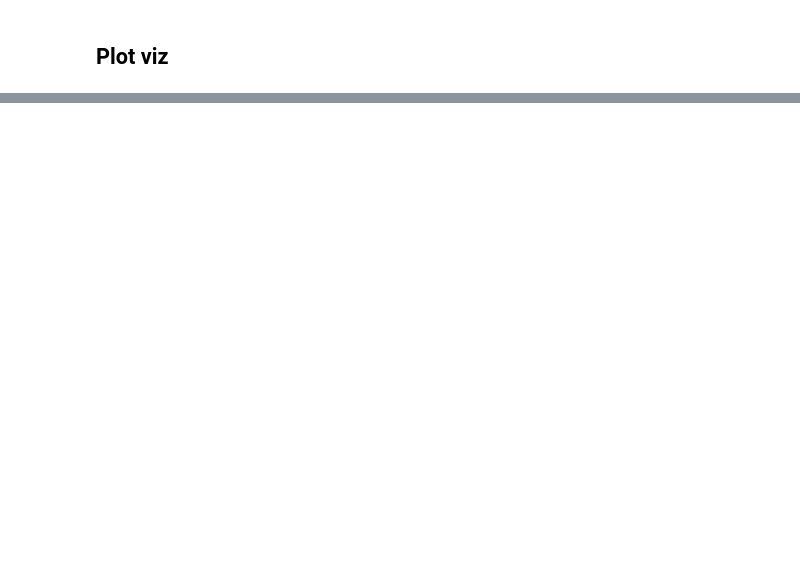
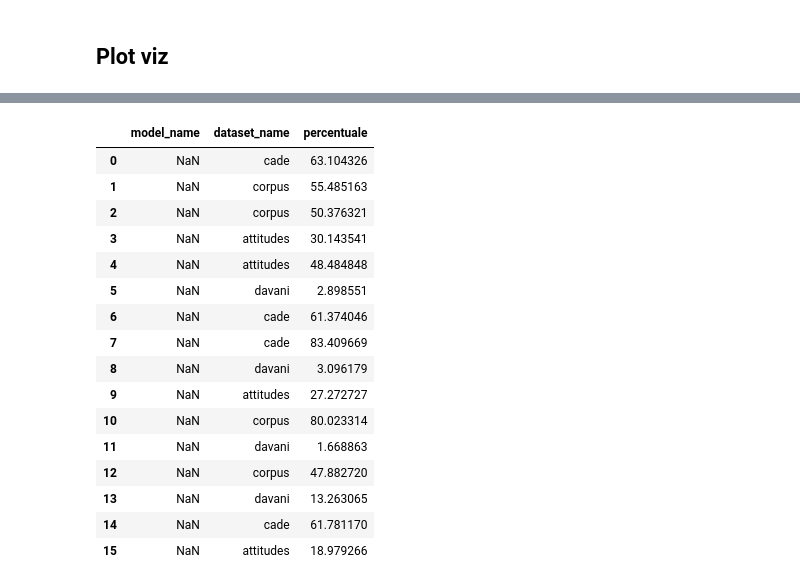
Before and after one commit to aequa-tech/ghost-annotator, a Jupyter notebook: src/Z.plot_viz.ipynb, the cells around one changed output, grey strips where cells are left out. Saved outputs shown, nothing was run; the diff lists cells and outputs as text; code cells hidden in the pictures; blank space fills up the shorter version.

```diff
--- a/src/Z.plot_viz.ipynb
+++ b/src/Z.plot_viz.ipynb
@@ -102,0 +117,20 @@ plt.show()
+# %%
+df_risultati
+# %% [output]
+|  | model_name | dataset_name | percentuale |
+| 0 | NaN | cade | 63.104326 |
+| 1 | NaN | corpus | 55.485163 |
+| 2 | NaN | corpus | 50.376321 |
+| 3 | NaN | attitudes | 30.143541 |
+| 4 | NaN | attitudes | 48.484848 |
+| 5 | NaN | davani | 2.898551 |
+| 6 | NaN | cade | 61.374046 |
+| 7 | NaN | cade | 83.409669 |
+| 8 | NaN | davani | 3.096179 |
+| 9 | NaN | attitudes | 27.272727 |
+| 10 | NaN | corpus | 80.023314 |
+| 11 | NaN | davani | 1.668863 |
+| 12 | NaN | corpus | 47.882720 |
+| 13 | NaN | davani | 13.263065 |
+| 14 | NaN | cade | 61.781170 |
+| 15 | NaN | attitudes | 18.979266 |
```
Also changed, not shown: parts of 2 cells of this notebook, 17 other files.
